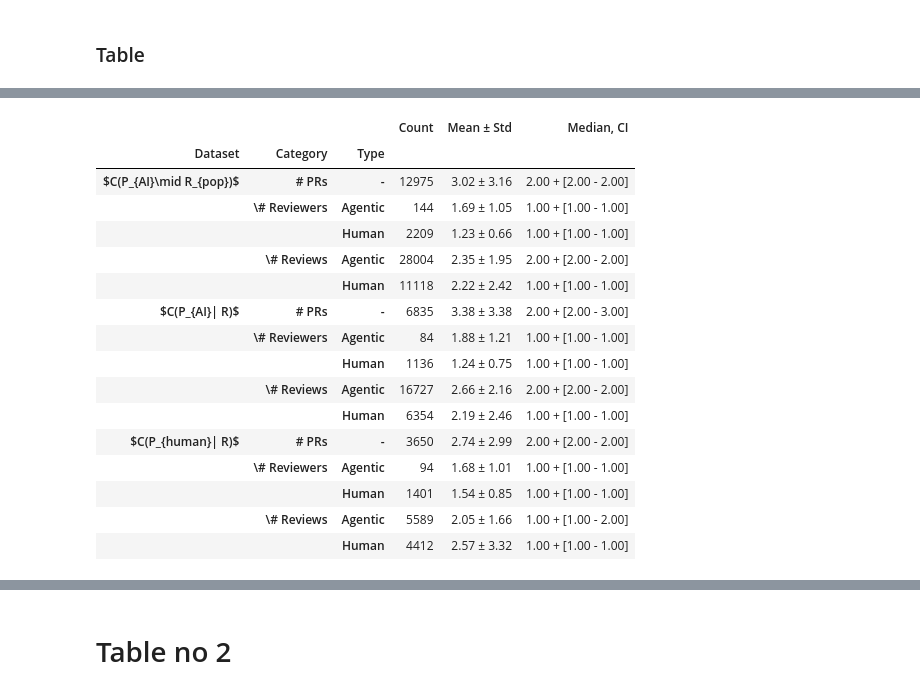
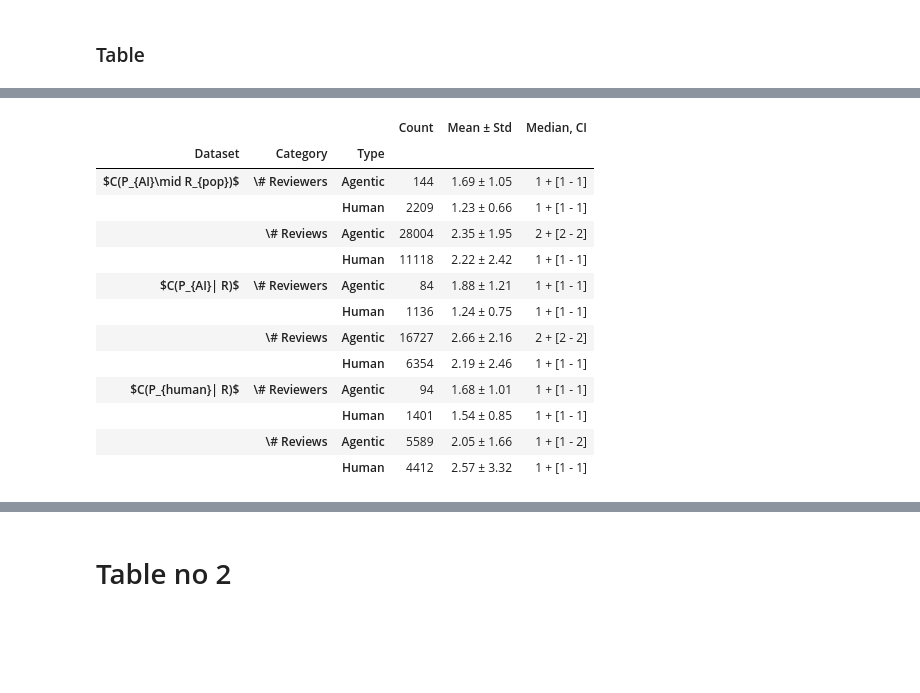
Before and after one commit to ncusi/reviewing-ai-generated-prs-ease2026-short, a Jupyter notebook: Tables.ipynb, the cells around one changed output, grey strips where cells are left out. Saved outputs shown, nothing was run; the diff lists cells and outputs as text; code cells hidden in the pictures; blank space fills up the shorter version.

Commit message:
Fix table 1

```diff
--- a/Tables.ipynb
+++ b/Tables.ipynb
@@ -766,20 +751,0 @@ WARNING: There was an error checking the latest version of pip.
-# %%
-table1.loc[("$C(P_{AI}| R)$", "# PRs", "-"), "Count"] = t1_prc_rwh_count_prs
-table1.loc[("$C(P_{AI}| R)$", "\\# Reviewers", "Agentic"), "Count"] = t1_prc_rwh_count_reviewers_agentic
-table1.loc[("$C(P_{AI}| R)$", "\\# Reviewers", "Human"), "Count"] = t1_prc_rwh_count_reviewers_human
-table1.loc[("$C(P_{AI}| R)$", "\\# Reviews", "Agentic"), "Count"] = t1_prc_rwh_count_reviews_agentic
-table1.loc[("$C(P_{AI}| R)$", "\\# Reviews", "Human"), "Count"] = t1_prc_rwh_count_reviews_human
-
-table1.loc[("$C(P_{AI}| R)$", "# PRs", "-"), "Mean ± Std"] = f"{t1_prc_rwh_ms_prs_mean:.2f} ± {t1_prc_rwh_ms_prs_std:.2f}"
-table1.loc[("$C(P_{AI}| R)$", "\\# Reviewers", "Agentic"), "Mean ± Std"] = f"{t1_prc_rwh_ms_reviewers_agentic_mean:.2f} ± {t1_prc_rwh_ms_reviewers_agentic_std:.2f}"
-table1.loc[("$C(P_{AI}| R)$", "\\# Reviewers", "Human"), "Mean ± Std"] = f"{t1_prc_rwh_ms_reviewers_human_mean:.2f} ± {t1_prc_rwh_ms_reviewers_human_std:.2f}"
-table1.loc[("$C(P_{AI}| R)$", "\\# Reviews", "Agentic"), "Mean ± Std"] = f"{t1_prc_rwh_ms_reviews_agentic_mean:.2f} ± {t1_prc_rwh_ms_reviews_agentic_std:.2f}"
-table1.loc[("$C(P_{AI}| R)$", "\\# Reviews", "Human"), "Mean ± Std"] = f"{t1_prc_rwh_ms_reviews_human_mean:.2f} ± {t1_prc_rwh_ms_rwh_reviews_human_std:.2f}"
-
-table1.loc[("$C(P_{AI}| R)$", "# PRs", "-"), "Median, CI"] = f"{t1_prc_rwh_me_ci_prs:.2f} + [{t1_prc_rwh_me_ci_prs_low:.2f} - {t1_prc_rwh_me_ci_prs_high:.2f}]"
-table1.loc[("$C(P_{AI}| R)$", "\\# Reviewers", "Agentic"), "Median, CI"] = f"{t1_prc_rwh_me_ci_reviewers_agentic:.2f} + [{t1_prc_rwh_me_ci_reviewers_agentic_low:.2f} - {t1_prc_rwh_me_ci_reviewers_agentic_high:.2f}]"
-table1.loc[("$C(P_{AI}| R)$", "\\# Reviewers", "Human"), "Median, CI"] = f"{t1_prc_rwh_me_ci_reviewers_human:.2f} + [{t1_prc_rwh_me_ci_reviewers_human_low:.2f} - {t1_prc_rwh_me_ci_reviewers_human_high:.2f}]"
-table1.loc[("$C(P_{AI}| R)$", "\\# Reviews", "Agentic"), "Median, CI"] = f"{t1_prc_rwh_me_ci_reviews_agentic:.2f} + [{t1_prc_rwh_me_ci_reviews_agentic_low:.2f} - {t1_prc_rwh_me_ci_reviews_agentic_high:.2f}]"
-table1.loc[("$C(P_{AI}| R)$", "\\# Reviews", "Human"), "Median, CI"] = f"{t1_prc_rwh_me_ci_reviews_human:.2f} + [{t1_prc_rwh_me_ci_reviews_human_low:.2f} - {t1_prc_rwh_me_ci_reviews_human_high:.2f}]"
-
-table1
@@ -804,41 +752,65 @@ table1
 # %%
-table1.loc[("$C(P_{human}| R)$", "# PRs", "-"), "Count"] = t1_hprc_rwh_count_prs
+table1.loc[("$C(P_{AI}\\mid R_{pop})$", "\\# Reviewers", "Agentic"), "Count"] = t1_prc_count_reviewers_agentic
+table1.loc[("$C(P_{AI}\\mid R_{pop})$", "\\# Reviewers", "Human"), "Count"] = t1_prc_count_reviewers_human
+table1.loc[("$C(P_{AI}\\mid R_{pop})$", "\\# Reviews", "Agentic"), "Count"] = t1_prc_count_reviews_agentic
+table1.loc[("$C(P_{AI}\\mid R_{pop})$", "\\# Reviews", "Human"), "Count"] = t1_prc_count_reviews_human
+
+table1.loc[("$C(P_{AI}\\mid R_{pop})$", "\\# Reviewers", "Agentic"), "Mean ± Std"] = f"{t1_prc_ms_reviewers_agentic_mean:.2f} ± {t1_prc_ms_reviewers_agentic_std:.2f}"
+table1.loc[("$C(P_{AI}\\mid R_{pop})$", "\\# Reviewers", "Human"), "Mean ± Std"] = f"{t1_prc_ms_reviewers_human_mean:.2f} ± {t1_prc_ms_reviewers_human_std:.2f}"
+table1.loc[("$C(P_{AI}\\mid R_{pop})$", "\\# Reviews", "Agentic"), "Mean ± Std"] = f"{t1_prc_ms_reviews_agentic_mean:.2f} ± {t1_prc_ms_reviews_agentic_std:.2f}"
+table1.loc[("$C(P_{AI}\\mid R_{pop})$", "\\# Reviews", "Human"), "Mean ± Std"] = f"{t1_prc_ms_reviews_human_mean:.2f} ± {t1_prc_ms_reviews_human_std:.2f}"
+
+table1.loc[("$C(P_{AI}\\mid R_{pop})$", "\\# Reviewers", "Agentic"), "Median, CI"] = f"{t1_prc_me_ci_reviewers_agentic:.0f} + [{t1_prc_me_ci_reviewers_agentic_low:.0f} - {t1_prc_me_ci_reviewers_agentic_high:.0f}]"
+table1.loc[("$C(P_{AI}\\mid R_{pop})$", "\\# Reviewers", "Human"), "Median, CI"] = f"{t1_prc_me_ci_reviewers_human:.0f} + [{t1_prc_me_ci_reviewers_human_low:.0f} - {t1_prc_me_ci_reviewers_human_high:.0f}]"
+table1.loc[("$C(P_{AI}\\mid R_{pop})$", "\\# Reviews", "Agentic"), "Median, CI"] = f"{t1_prc_me_ci_reviews_agentic:.0f} + [{t1_prc_me_ci_reviews_agentic_low:.0f} - {t1_prc_me_ci_reviews_agentic_high:.0f}]"
+table1.loc[("$C(P_{AI}\\mid R_{pop})$", "\\# Reviews", "Human"), "Median, CI"] = f"{t1_prc_me_ci_reviews_human:.0f} + [{t1_prc_me_ci_reviews_human_low:.0f} - {t1_prc_me_ci_reviews_human_high:.0f}]"
+
+table1.loc[("$C(P_{AI}| R)$", "\\# Reviewers", "Agentic"), "Count"] = t1_prc_rwh_count_reviewers_agentic
+table1.loc[("$C(P_{AI}| R)$", "\\# Reviewers", "Human"), "Count"] = t1_prc_rwh_count_reviewers_human
+table1.loc[("$C(P_{AI}| R)$", "\\# Reviews", "Agentic"), "Count"] = t1_prc_rwh_count_reviews_agentic
+table1.loc[("$C(P_{AI}| R)$", "\\# Reviews", "Human"), "Count"] = t1_prc_rwh_count_reviews_human
+
+table1.loc[("$C(P_{AI}| R)$", "\\# Reviewers", "Agentic"), "Mean ± Std"] = f"{t1_prc_rwh_ms_reviewers_agentic_mean:.2f} ± {t1_prc_rwh_ms_reviewers_agentic_std:.2f}"
+table1.loc[("$C(P_{AI}| R)$", "\\# Reviewers", "Human"), "Mean ± Std"] = f"{t1_prc_rwh_ms_reviewers_human_mean:.2f} ± {t1_prc_rwh_ms_reviewers_human_std:.2f}"
+table1.loc[("$C(P_{AI}| R)$", "\\# Reviews", "Agentic"), "Mean ± Std"] = f"{t1_prc_rwh_ms_reviews_agentic_mean:.2f} ± {t1_prc_rwh_ms_reviews_agentic_std:.2f}"
+table1.loc[("$C(P_{AI}| R)$", "\\# Reviews", "Human"), "Mean ± Std"] = f"{t1_prc_rwh_ms_reviews_human_mean:.2f} ± {t1_prc_rwh_ms_rwh_reviews_human_std:.2f}"
+
+table1.loc[("$C(P_{AI}| R)$", "\\# Reviewers", "Agentic"), "Median, CI"] = f"{t1_prc_rwh_me_ci_reviewers_agentic:.0f} + [{t1_prc_rwh_me_ci_reviewers_agentic_low:.0f} - {t1_prc_rwh_me_ci_reviewers_agentic_high:.0f}]"
+table1.loc[("$C(P_{AI}| R)$", "\\# Reviewers", "Human"), "Median, CI"] = f"{t1_prc_rwh_me_ci_reviewers_human:.0f} + [{t1_prc_rwh_me_ci_reviewers_human_low:.0f} - {t1_prc_rwh_me_ci_reviewers_human_high:.0f}]"
+table1.loc[("$C(P_{AI}| R)$", "\\# Reviews", "Agentic"), "Median, CI"] = f"{t1_prc_rwh_me_ci_reviews_agentic:.0f} + [{t1_prc_rwh_me_ci_reviews_agentic_low:.0f} - {t1_prc_rwh_me_ci_reviews_agentic_high:.0f}]"
+table1.loc[("$C(P_{AI}| R)$", "\\# Reviews", "Human"), "Median, CI"] = f"{t1_prc_rwh_me_ci_reviews_human:.0f} + [{t1_prc_rwh_me_ci_reviews_human_low:.0f} - {t1_prc_rwh_me_ci_reviews_human_high:.0f}]"
+
 table1.loc[("$C(P_{human}| R)$", "\\# Reviewers", "Agentic"), "Count"] = t1_hprc_rwh_count_reviewers_agentic
 table1.loc[("$C(P_{human}| R)$", "\\# Reviewers", "Human"), "Count"] = t1_hprc_rwh_count_reviewers_human
 table1.loc[("$C(P_{human}| R)$", "\\# Reviews", "Agentic"), "Count"] = t1_hprc_rwh_count_reviews_agentic
 table1.loc[("$C(P_{human}| R)$", "\\# Reviews", "Human"), "Count"] = t1_hprc_rwh_count_reviews_human
 
-table1.loc[("$C(P_{human}| R)$", "# PRs", "-"), "Mean ± Std"] = f"{t1_hprc_rwh_ms_prs_mean:.2f} ± {t1_hprc_rwh_ms_prs_std:.2f}"
 table1.loc[("$C(P_{human}| R)$", "\\# Reviewers", "Agentic"), "Mean ± Std"] = f"{t1_hprc_rwh_ms_reviewers_agentic_mean:.2f} ± {t1_hprc_rwh_ms_reviewers_agentic_std:.2f}"
 table1.loc[("$C(P_{human}| R)$", "\\# Reviewers", "Human"), "Mean ± Std"] = f"{t1_hprc_rwh_ms_reviewers_human_mean:.2f} ± {t1_hprc_rwh_ms_reviewers_human_std:.2f}"
 table1.loc[("$C(P_{human}| R)$", "\\# Reviews", "Agentic"), "Mean ± Std"] = f"{t1_hprc_rwh_ms_reviews_agentic_mean:.2f} ± {t1_hprc_rwh_ms_reviews_agentic_std:.2f}"
 table1.loc[("$C(P_{human}| R)$", "\\# Reviews", "Human"), "Mean ± Std"] = f"{t1_hprc_rwh_ms_reviews_human_mean:.2f} ± {t1_hprc_rwh_ms_rwh_reviews_human_std:.2f}"
 
-table1.loc[("$C(P_{human}| R)$", "# PRs", "-"), "Median, CI"] = f"{t1_hprc_rwh_me_ci_prs:.2f} + [{t1_hprc_rwh_me_ci_prs_low:.2f} - {t1_hprc_rwh_me_ci_prs_high:.2f}]"
-table1.loc[("$C(P_{human}| R)$", "\\# Reviewers", "Agentic"), "Median, CI"] = f"{t1_hprc_rwh_me_ci_reviewers_agentic:.2f} + [{t1_hprc_rwh_me_ci_reviewers_agentic_low:.2f} - {t1_hprc_rwh_me_ci_reviewers_agentic_high:.2f}]"
-table1.loc[("$C(P_{human}| R)$", "\\# Reviewers", "Human"), "Median, CI"] = f"{t1_hprc_rwh_me_ci_reviewers_human:.2f} + [{t1_hprc_rwh_me_ci_reviewers_human_low:.2f} - {t1_hprc_rwh_me_ci_reviewers_human_high:.2f}]"
-table1.loc[("$C(P_{human}| R)$", "\\# Reviews", "Agentic"), "Median, CI"] = f"{t1_hprc_rwh_me_ci_reviews_agentic:.2f} + [{t1_hprc_rwh_me_ci_reviews_agentic_low:.2f} - {t1_hprc_rwh_me_ci_reviews_agentic_high:.2f}]"
-table1.loc[("$C(P_{human}| R)$", "\\# Reviews", "Human"), "Median, CI"] = f"{t1_hprc_rwh_me_ci_reviews_human:.2f} + [{t1_hprc_rwh_me_ci_reviews_human_low:.2f} - {t1_hprc_rwh_me_ci_reviews_human_high:.2f}]"
+table1.loc[("$C(P_{human}| R)$", "\\# Reviewers", "Agentic"), "Median, CI"] = f"{t1_hprc_rwh_me_ci_reviewers_agentic:.0f} + [{t1_hprc_rwh_me_ci_reviewers_agentic_low:.0f} - {t1_hprc_rwh_me_ci_reviewers_agentic_high:.0f}]"
+table1.loc[("$C(P_{human}| R)$", "\\# Reviewers", "Human"), "Median, CI"] = f"{t1_hprc_rwh_me_ci_reviewers_human:.0f} + [{t1_hprc_rwh_me_ci_reviewers_human_low:.0f} - {t1_hprc_rwh_me_ci_reviewers_human_high:.0f}]"
+table1.loc[("$C(P_{human}| R)$", "\\# Reviews", "Agentic"), "Median, CI"] = f"{t1_hprc_rwh_me_ci_reviews_agentic:.0f} + [{t1_hprc_rwh_me_ci_reviews_agentic_low:.0f} - {t1_hprc_rwh_me_ci_reviews_agentic_high:.0f}]"
+table1.loc[("$C(P_{human}| R)$", "\\# Reviews", "Human"), "Median, CI"] = f"{t1_hprc_rwh_me_ci_reviews_human:.0f} + [{t1_hprc_rwh_me_ci_reviews_human_low:.0f} - {t1_hprc_rwh_me_ci_reviews_human_high:.0f}]"
 
 table1
 # %% [output]
 |  |  |  | Count | Mean ± Std | Median, CI |
 | Dataset | Category | Type |  |  |  |
-| $C(P_{AI}\mid R_{pop})$ | # PRs | - | 12975 | 3.02 ± 3.16 | 2.00 + [2.00 - 2.00] |
-|  | \# Reviewers | Agentic | 144 | 1.69 ± 1.05 | 1.00 + [1.00 - 1.00] |
-|  |  | Human | 2209 | 1.23 ± 0.66 | 1.00 + [1.00 - 1.00] |
-|  | \# Reviews | Agentic | 28004 | 2.35 ± 1.95 | 2.00 + [2.00 - 2.00] |
-|  |  | Human | 11118 | 2.22 ± 2.42 | 1.00 + [1.00 - 1.00] |
-| $C(P_{AI}| R)$ | # PRs | - | 6835 | 3.38 ± 3.38 | 2.00 + [2.00 - 3.00] |
-|  | \# Reviewers | Agentic | 84 | 1.88 ± 1.21 | 1.00 + [1.00 - 1.00] |
-|  |  | Human | 1136 | 1.24 ± 0.75 | 1.00 + [1.00 - 1.00] |
-|  | \# Reviews | Agentic | 16727 | 2.66 ± 2.16 | 2.00 + [2.00 - 2.00] |
-|  |  | Human | 6354 | 2.19 ± 2.46 | 1.00 + [1.00 - 1.00] |
-| $C(P_{human}| R)$ | # PRs | - | 3650 | 2.74 ± 2.99 | 2.00 + [2.00 - 2.00] |
-|  | \# Reviewers | Agentic | 94 | 1.68 ± 1.01 | 1.00 + [1.00 - 1.00] |
-|  |  | Human | 1401 | 1.54 ± 0.85 | 1.00 + [1.00 - 1.00] |
-|  | \# Reviews | Agentic | 5589 | 2.05 ± 1.66 | 1.00 + [1.00 - 2.00] |
-|  |  | Human | 4412 | 2.57 ± 3.32 | 1.00 + [1.00 - 1.00] |
+| $C(P_{AI}\mid R_{pop})$ | \# Reviewers | Agentic | 144 | 1.69 ± 1.05 | 1 + [1 - 1] |
+|  |  | Human | 2209 | 1.23 ± 0.66 | 1 + [1 - 1] |
+|  | \# Reviews | Agentic | 28004 | 2.35 ± 1.95 | 2 + [2 - 2] |
+|  |  | Human | 11118 | 2.22 ± 2.42 | 1 + [1 - 1] |
+| $C(P_{AI}| R)$ | \# Reviewers | Agentic | 84 | 1.88 ± 1.21 | 1 + [1 - 1] |
+|  |  | Human | 1136 | 1.24 ± 0.75 | 1 + [1 - 1] |
+|  | \# Reviews | Agentic | 16727 | 2.66 ± 2.16 | 2 + [2 - 2] |
+|  |  | Human | 6354 | 2.19 ± 2.46 | 1 + [1 - 1] |
+| $C(P_{human}| R)$ | \# Reviewers | Agentic | 94 | 1.68 ± 1.01 | 1 + [1 - 1] |
+|  |  | Human | 1401 | 1.54 ± 0.85 | 1 + [1 - 1] |
+|  | \# Reviews | Agentic | 5589 | 2.05 ± 1.66 | 1 + [1 - 2] |
+|  |  | Human | 4412 | 2.57 ± 3.32 | 1 + [1 - 1] |
 # %%
 #table1_reset = table1.reset_index()
 latex = table1.to_latex(
```
Also changed, not shown: parts of 6 cells of this notebook.
